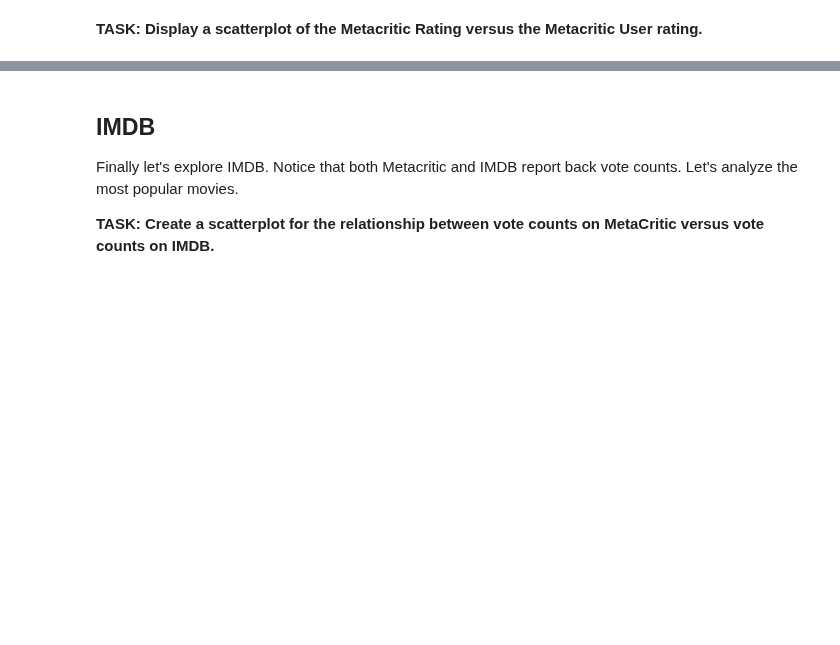
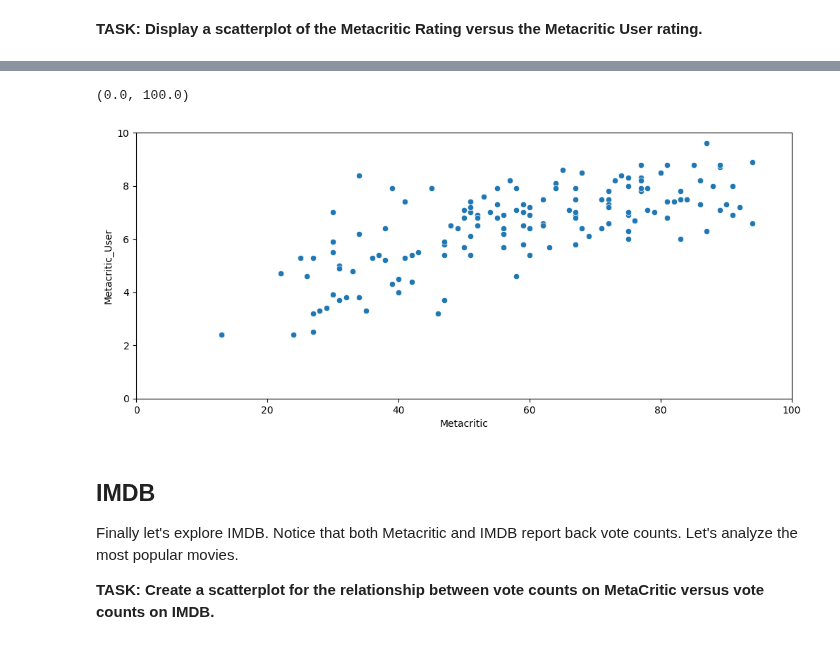
Before and after one commit to Denisse-AB/machine-learning, a Jupyter notebook: Capstone-Project-Numpy-Seaborn.ipynb, the cells around one changed output, grey strips where cells are left out. Saved outputs shown, nothing was run; the diff lists cells and outputs as text; code cells hidden in the pictures; blank space fills up the shorter version.

```diff
--- a/Capstone-Project-Numpy-Seaborn.ipynb
+++ b/Capstone-Project-Numpy-Seaborn.ipynb
@@ -360,3 +369,11 @@ Now let's take a quick look at the ratings from MetaCritic. Metacritic also show
+# %%
+plt.figure(figsize=(12,5), dpi=100)
+sns.scatterplot(data=all_sites, x='Metacritic', y='Metacritic_User')
+plt.ylim(0, 10)
+plt.xlim(0, 100)
+# %% [output]
+(0.0, 100.0)
+[figure, added]
 # %% [markdown]
 ## IMDB
 
```
Also changed, not shown: parts of 14 cells of this notebook.
